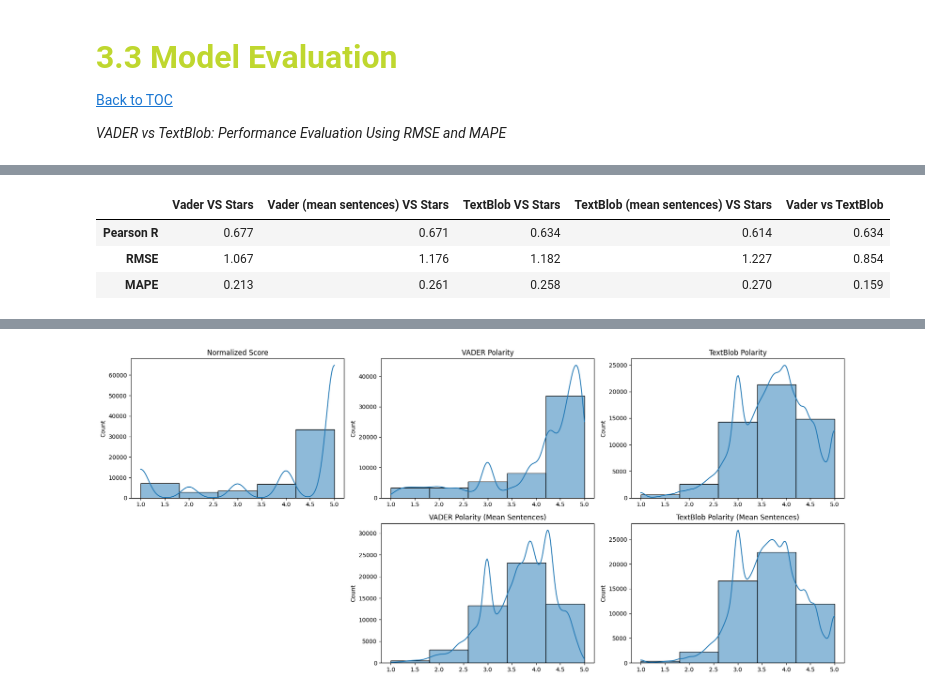
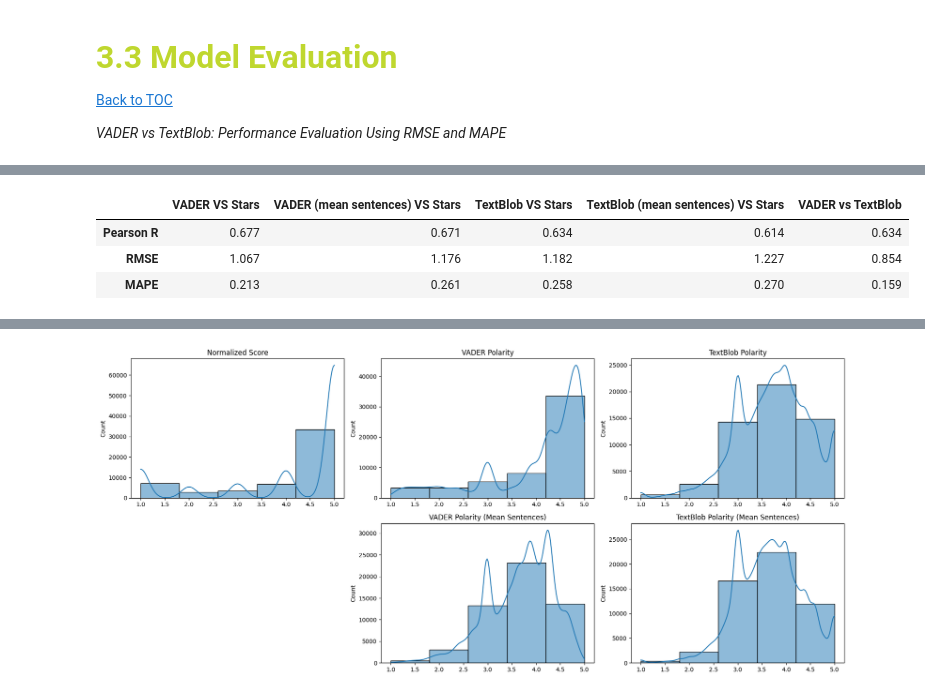
Before and after one commit to beatrizmarques2005/text_mining_in_reviews, a Jupyter notebook: notebooks/04_sentiment_analysis.ipynb, the cells around one changed output, grey strips where cells are left out. Drawn from its saved outputs; the diff is of its cells as text; code cells hidden in the pictures.

```diff
--- a/notebooks/04_sentiment_analysis.ipynb
+++ b/notebooks/04_sentiment_analysis.ipynb
@@ -403,38 +463,30 @@ textblob_columns = [
 for col in textblob_columns:
     scaled_col_name = f"{col}_scaled"
     dataset[scaled_col_name] = scaler.fit_transform(dataset[col].to_numpy().reshape(-1, 1))
-# %%
-# Define comparisons
-comparisons = {
-    "Vader VS Stars": ("normalized_polarity_vader", "normalized_score"),
-    "Vader (mean sentences) VS Stars": ("normalized_polarity_vader_mean_sentences", "normalized_score"),
-    "TextBlob VS Stars": ("normalized_polarity_textblob", "normalized_score"),
-    "TextBlob (mean sentences) VS Stars": ("normalized_polarity_textblob_mean_sentences", "normalized_score"),
-    "Vader vs TextBlob": ("normalized_polarity_vader", "normalized_polarity_textblob")
-}
-
-metrics = {}
-
-# Compute metrics
-for name, (pred_name, true_name) in comparisons.items():
-    y_pred = globals()[pred_name].reshape(-1)
-    y_true = globals()[true_name].reshape(-1)
-
-    pearson_r, _ = pearsonr(y_true, y_pred)
-    rmse = mean_squared_error(y_true, y_pred, squared=False)  # RMSE
-    mape = mean_absolute_percentage_error(y_true + 1, y_pred + 1)  # avoid division by zero
-
-    metrics[name] = {
-        "Pearson R": round(pearson_r, 3),
-        "RMSE": round(rmse, 3),
-        "MAPE": round(mape, 3)
-    }
-
-# Convert to DataFrame
-metrics_df = pd.DataFrame(metrics)
-metrics_df
-# %% [output]
-|  | Vader VS Stars | Vader (mean sentences) VS Stars | TextBlob VS Stars | TextBlob (mean sentences) VS Stars | Vader vs TextBlob |
-| Pearson R | 0.677 | 0.671 | 0.634 | 0.614 | 0.634 |
-| RMSE | 1.067 | 1.176 | 1.182 | 1.227 | 0.854 |
-| MAPE | 0.213 | 0.261 | 0.258 | 0.270 | 0.159 |
+# %%
+# Define comparisons using scaled columns
+comparisons = {
+    "VADER VS Stars": ("content_polarity_vader_compound_scaled", "stars_scaled"),
+    "VADER (mean sentences) VS Stars": ("mean_sentence_polarity_vader_compound_scaled", "stars_scaled"),
+    "TextBlob VS Stars": ("content_polarity_textblob_polarity_scaled", "stars_scaled"),
+    "TextBlob (mean sentences) VS Stars": ("mean_sentence_polarity_textblob_polarity_scaled", "stars_scaled"),
+    "VADER vs TextBlob": ("content_polarity_vader_compound_scaled", "content_polarity_textblob_polarity_scaled")
+}
+
+metrics = {}
+
+# Compute metrics using compute_metrics()
+for name, (pred_col, true_col) in comparisons.items():
+    y_pred = dataset[pred_col]
+    y_true = dataset[true_col]
+
+    metrics[name] = compute_metrics(y_true, y_pred)
+
+# Convert to DataFrame
+metrics_df = pd.DataFrame(metrics)
+metrics_df
+# %% [output]
+|  | VADER VS Stars | VADER (mean sentences) VS Stars | TextBlob VS Stars | TextBlob (mean sentences) VS Stars | VADER vs TextBlob |
+| Pearson R | 0.677 | 0.671 | 0.634 | 0.614 | 0.634 |
+| RMSE | 1.067 | 1.176 | 1.182 | 1.227 | 0.854 |
+| MAPE | 0.213 | 0.261 | 0.258 | 0.270 | 0.159 |
```
Also changed, not shown: parts of 7 cells of this notebook, 5 other files.
